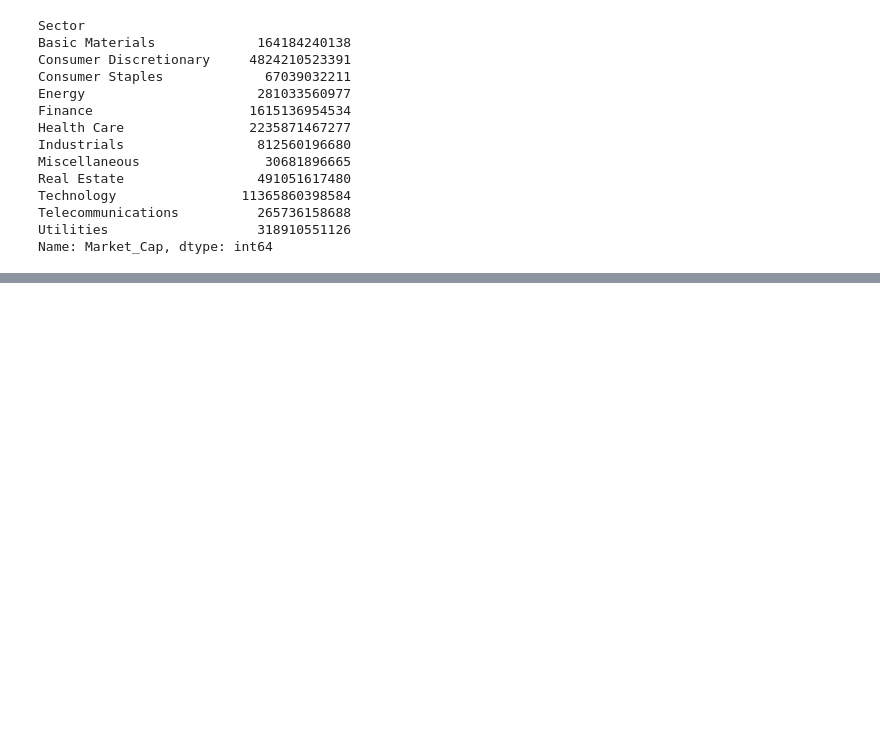
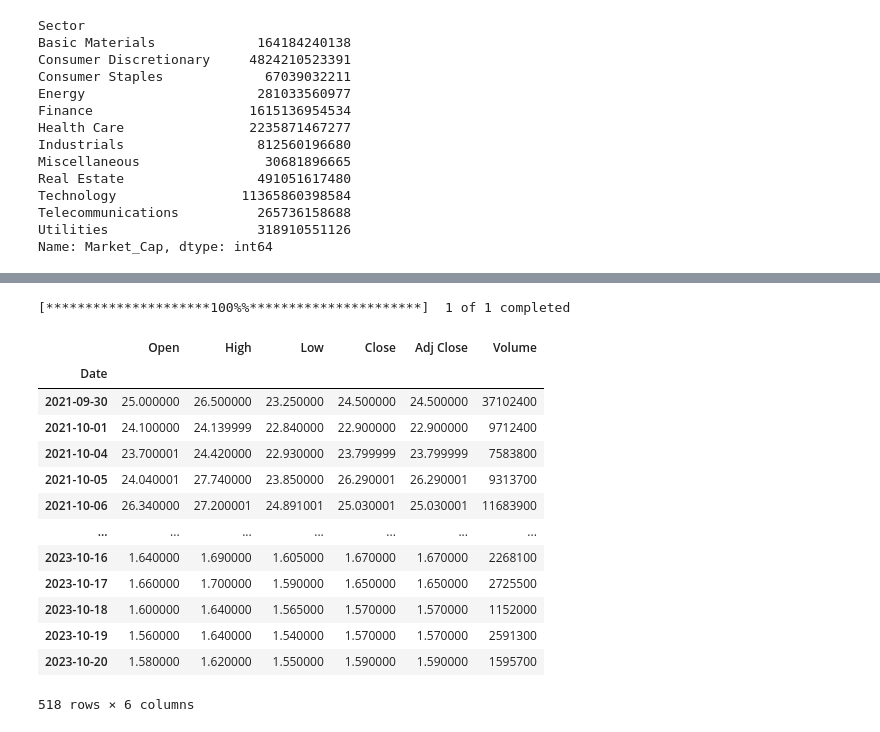
Before and after one commit to maximarbuzov/maxim, a Jupyter notebook: Untitled7.ipynb, the cells around one changed output, grey strips where cells are left out. Cells and saved outputs as stored; diff of their text form; code cells hidden in the pictures; blank space fills up the shorter version.

```diff
--- a/Untitled7.ipynb
+++ b/Untitled7.ipynb
@@ -239,0 +254,21 @@ data.groupby(['Sector']).sum().plot(kind='pie',y='Market_Cap',autopct='%1.1f%%',
+# %%
+stock_prices=yf.download(tickers='OLPX', period='1500d',interval='1d',group_by='column')
+# %% [output]
+[*********************100%%**********************]  1 of 1 completed
+# %%
+stock_prices
+# %% [output]
+|  | Open | High | Low | Close | Adj Close | Volume |
+| Date |  |  |  |  |  |  |
+| 2021-09-30 | 25.000000 | 26.500000 | 23.250000 | 24.500000 | 24.500000 | 37102400 |
+| 2021-10-01 | 24.100000 | 24.139999 | 22.840000 | 22.900000 | 22.900000 | 9712400 |
+| 2021-10-04 | 23.700001 | 24.420000 | 22.930000 | 23.799999 | 23.799999 | 7583800 |
+| 2021-10-05 | 24.040001 | 27.740000 | 23.850000 | 26.290001 | 26.290001 | 9313700 |
+| 2021-10-06 | 26.340000 | 27.200001 | 24.891001 | 25.030001 | 25.030001 | 11683900 |
+| ... | ... | ... | ... | ... | ... | ... |
+| 2023-10-16 | 1.640000 | 1.690000 | 1.605000 | 1.670000 | 1.670000 | 2268100 |
+| 2023-10-17 | 1.660000 | 1.700000 | 1.590000 | 1.650000 | 1.650000 | 2725500 |
+| 2023-10-18 | 1.600000 | 1.640000 | 1.565000 | 1.570000 | 1.570000 | 1152000 |
+| 2023-10-19 | 1.560000 | 1.640000 | 1.540000 | 1.570000 | 1.570000 | 2591300 |
+| 2023-10-20 | 1.580000 | 1.620000 | 1.550000 | 1.590000 | 1.590000 | 1595700 |
+518 rows × 6 columns
```
Also changed, not shown: parts of 7 cells of this notebook.
